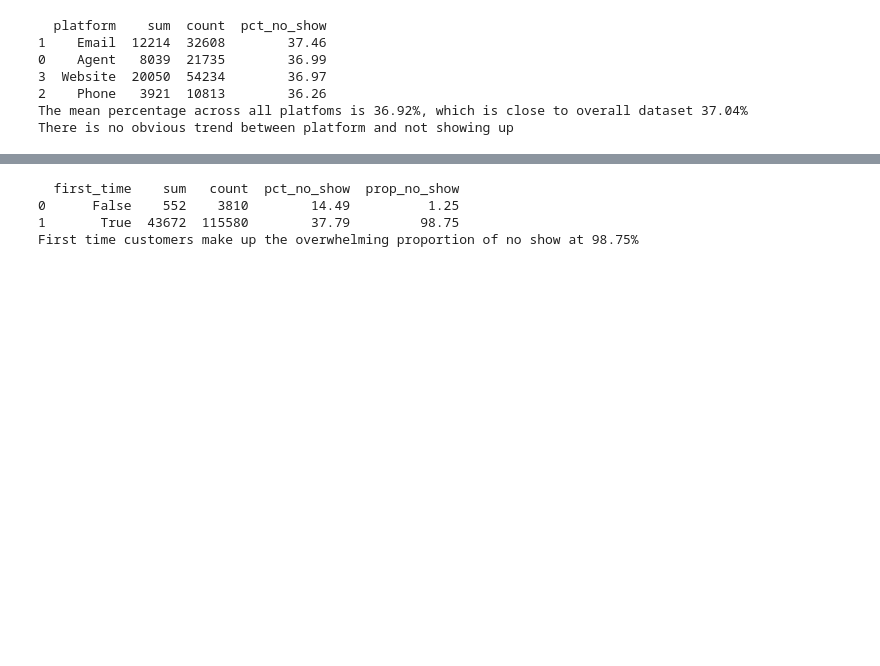
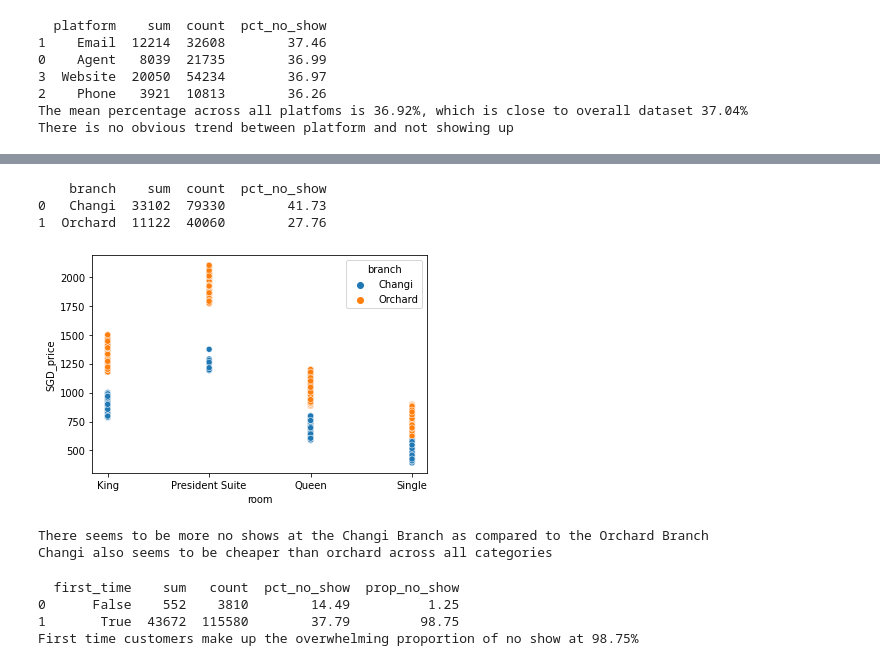
Before and after one commit to marmal88/Hotel-Bookings, a Jupyter notebook: eda.ipynb, the cells around one changed output, grey strips where cells are left out. Drawn from its saved outputs; the diff is of its cells as text; code cells hidden in the pictures; blank space fills up the shorter version.

```diff
--- a/eda.ipynb
+++ b/eda.ipynb
@@ -348 +379,20 @@ There is no obvious trend between platform and not showing up
+# %%
+# 5. Is there a difference in no-show between the different hotel branches
+branches = df.groupby("branch")["no_show"].agg(["sum", "count"]).reset_index()
+branches["pct_no_show"] = round((branches["sum"]/branches["count"])*100,2)
+print(branches)
+
+# Wanted to find out if the Changi branch is cheaper than the Orchard branch
+sns.scatterplot(data=df, x="room", y="SGD_price", hue="branch")
+plt.show()
+
+print("There seems to be more no shows at the Changi Branch as compared to the Orchard Branch")
+print("Changi also seems to be cheaper than orchard across all categories")
+# %% [output]
+    branch    sum  count  pct_no_show
+0   Changi  33102  79330        41.73
+1  Orchard  11122  40060        27.76
+[figure, added]
+There seems to be more no shows at the Changi Branch as compared to the Orchard Branch
+Changi also seems to be cheaper than orchard across all categories
 # %%
```
Also changed, not shown: parts of 14 cells of this notebook, 7 other files.
